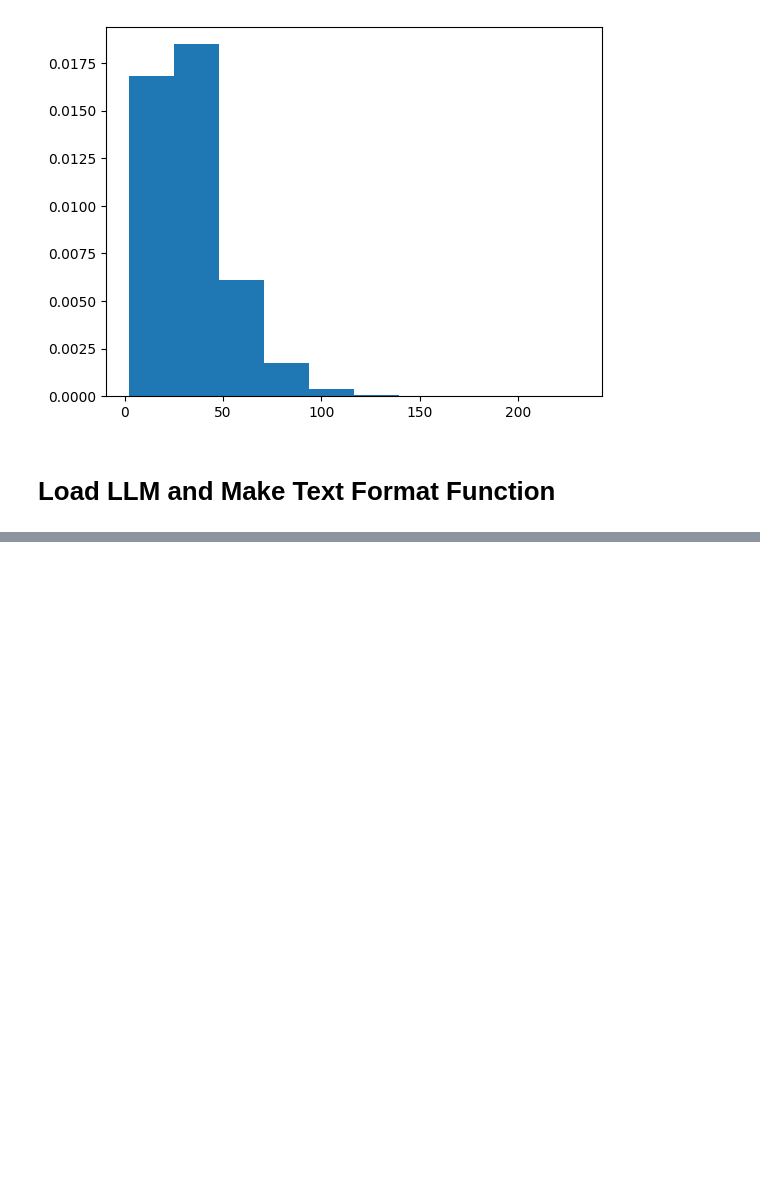
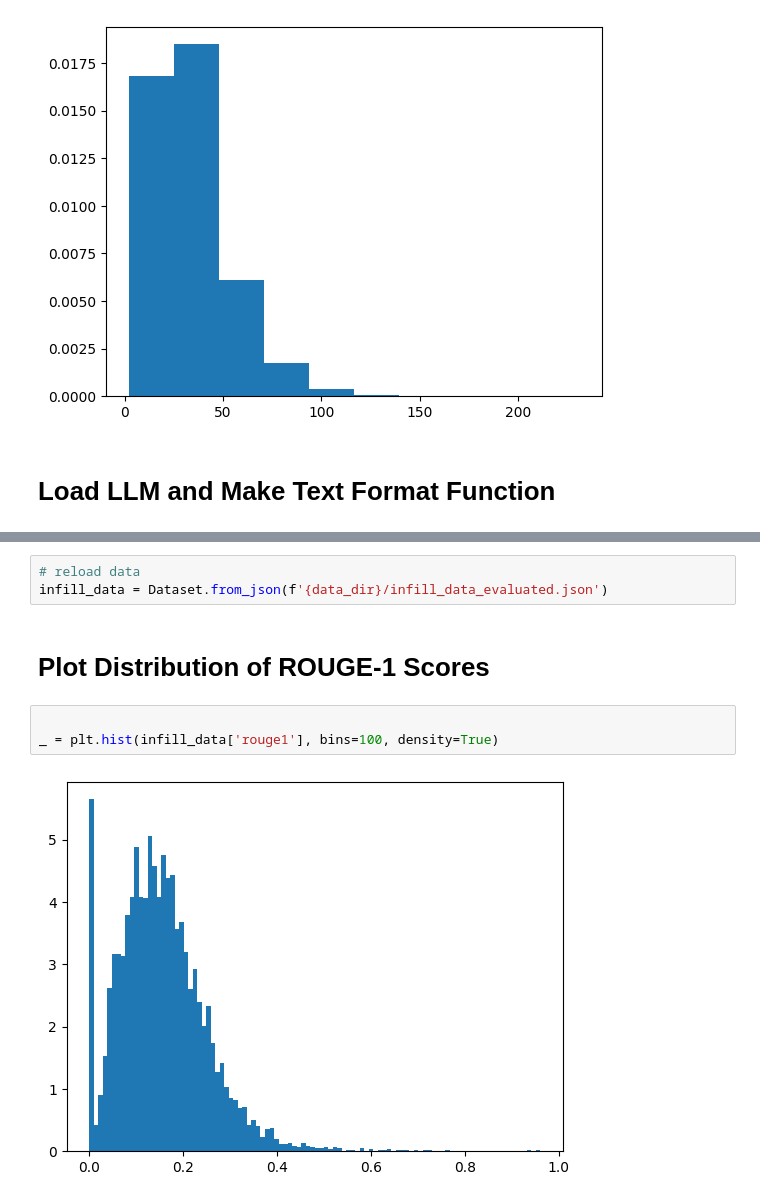
Before and after one commit to jmsalvador2395/notebooks, a Jupyter notebook: notebooks/sofsat/infilling.ipynb, the cells around one changed output, grey strips where cells are left out. Cells and saved outputs as stored; diff of their text form; blank space fills up the shorter version.

Commit message:
added infilling notebook

```diff
--- a/notebooks/sofsat/infilling.ipynb
+++ b/notebooks/sofsat/infilling.ipynb
@@ -118,0 +224,10 @@ llm = VLLM(
+# %%
+# reload data
+infill_data = Dataset.from_json(f'{data_dir}/infill_data_evaluated.json')
+# %% [markdown]
+# Plot Distribution of ROUGE-1 Scores
+# %%
+
+_ = plt.hist(infill_data['rouge1'], bins=100, density=True)
+# %% [output]
+[figure, added]
```
Also changed, not shown: parts of 12 cells of this notebook, 1 other file.
